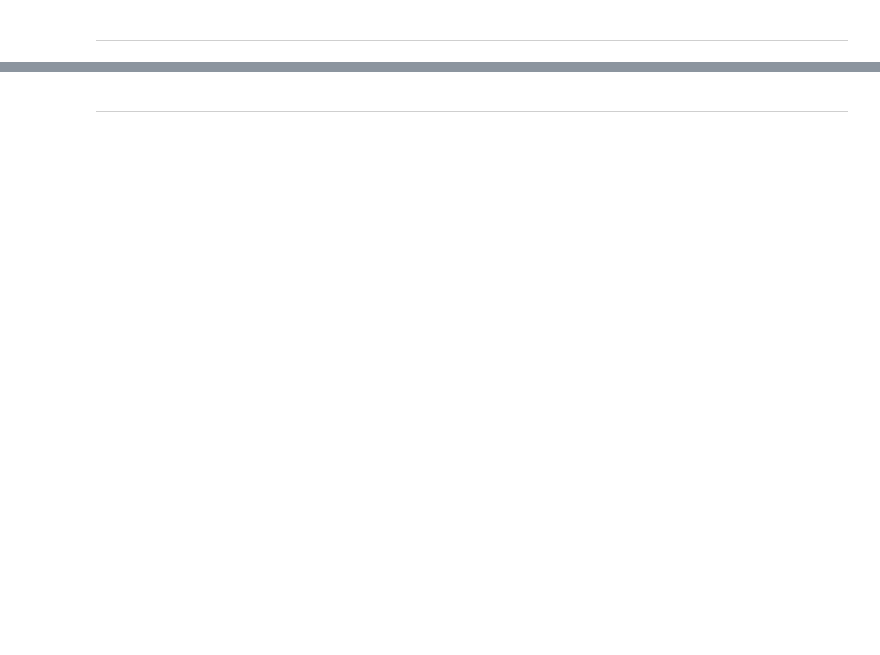
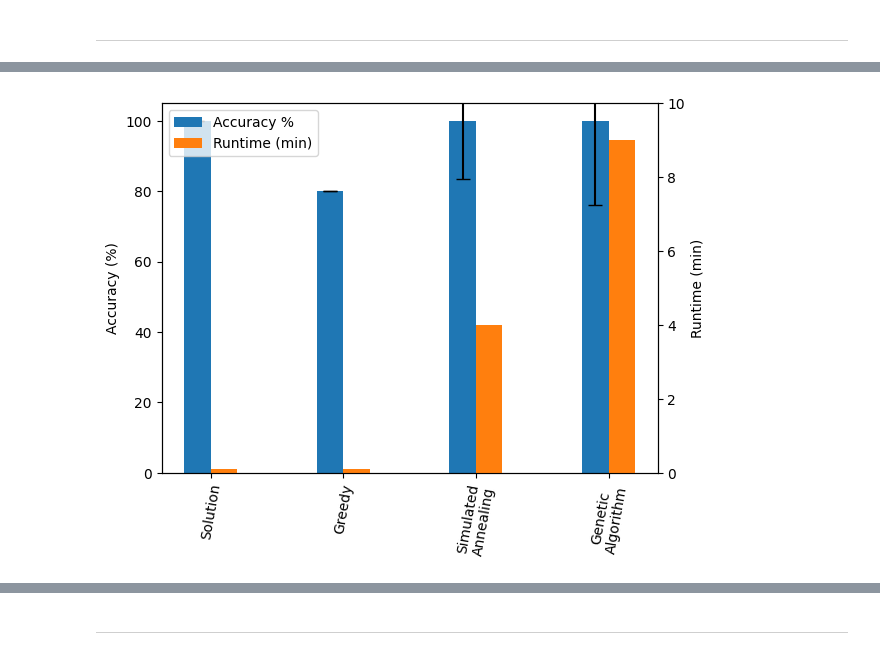
Before and after one commit to sebastiengrd/CSI4106-AI-Assignments, a Jupyter notebook: CSI4106_A1_Group100.ipynb, the cells around one changed output, grey strips where cells are left out. Saved outputs shown, nothing was run; the diff lists cells and outputs as text; code cells hidden in the pictures; blank space fills up the shorter version.

```diff
--- a/CSI4106_A1_Group100.ipynb
+++ b/CSI4106_A1_Group100.ipynb
@@ -539,0 +660,41 @@ description  +  tables/figures
+# %%
+import matplotlib.pyplot as plt
+
+solutions_accuracy = 100
+solutions_ga_accuracy = 99.99
+solutions_sa_accuracy = 100
+solution_greedy_accuracy = 80
+
+solutions_accuracy_var = 0
+solutions_ga_accuracy_var = 24
+solutions_sa_accuracy_var = 16.6
+solution_greedy_accuracy_var = 0.05
+
+solutions_runtime = 0.1
+solution_greedy_runtime = 0.1
+solutions_sa_runtime = 4
+solutions_ga_runtime = 9
+
+labels = ['Solution', 'Greedy', 'Simulated\nAnnealing', 'Genetic\nAlgorithm']
+x = range(len(labels))
+
+fig, ax1 = plt.subplots()
+ax1.bar(x, [solutions_accuracy, solution_greedy_accuracy, solutions_sa_accuracy, solutions_ga_accuracy], width=0.2, label='Accuracy %', yerr=[solutions_accuracy_var, solution_greedy_accuracy_var, solutions_sa_accuracy_var, solutions_ga_accuracy_var], capsize=5)
+ax1.set_xticks([i+0.1 for i in x])
+ax1.set_xticklabels(labels, rotation=80, ha='center')
+ax1.set_ylim([0, 105])
+ax1.set_ylabel('Accuracy (%)')
+
+ax2 = ax1.twinx()
+ax2.bar([i+0.2 for i in x], [solutions_runtime, solution_greedy_runtime, solutions_sa_runtime, solutions_ga_runtime], width=0.2, label='Runtime (min)', color='C1')
+ax2.set_ylim([0, 10])
+ax2.set_ylabel('Runtime (min)')
+
+# add legend for both accuracy and runtime
+lines, labels = ax1.get_legend_handles_labels()
+lines2, labels2 = ax2.get_legend_handles_labels()
+ax2.legend(lines + lines2, labels + labels2)
+
+plt.show()
+# %% [output]
+[figure, added]
```
Also changed, not shown: parts of 41 cells of this notebook.
